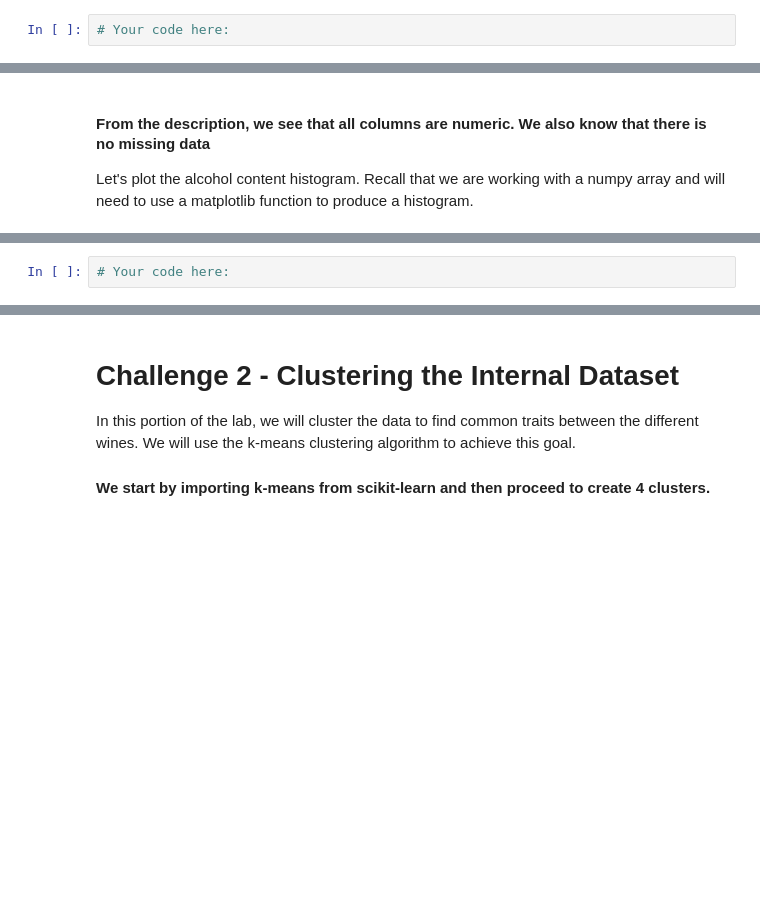
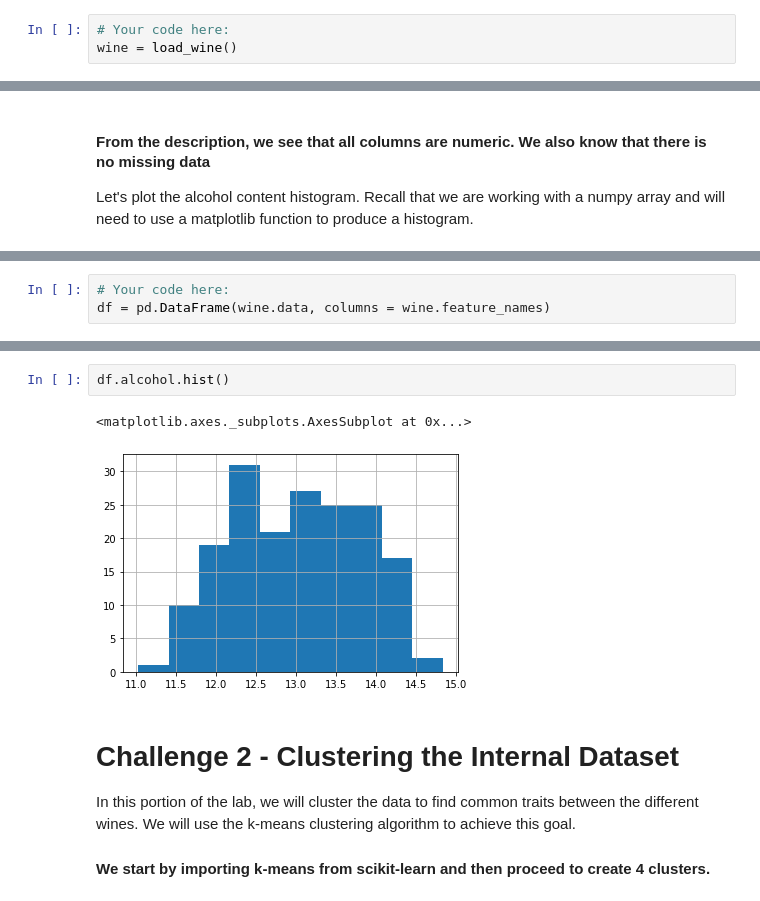
Before and after one commit to ta-data-mexpt/lab-sklearn-and-unsupervised-learning, a Jupyter notebook: your-code/main.ipynb, the cells around one changed output, grey strips where cells are left out. Cells and saved outputs as stored; diff of their text form; blank space fills up the shorter version.

```diff
--- a/your-code/main.ipynb
+++ b/your-code/main.ipynb
@@ -19,6 +21,7 @@ from sklearn.datasets import load_wine
 In the cell below, use the `load_wine` function and assign the wine dataset to a variable called `wine`.
 # %%
 # Your code here:
+wine = load_wine()
 # %% [markdown]
 In the next step, list the keys of the variable `wine` to examine its contents. Note that the `load_wine` function does not return dataframes. It returns you a Python dictionary.
 # %%
@@ -42,2 +80,3 @@ Let's plot the alcohol content histogram. Recall that we are working with a nump
 # %%
 # Your code here:
+df = pd.DataFrame(wine.data, columns = wine.feature_names)
@@ -44,3 +92,8 @@ Let's plot the alcohol content histogram. Recall that we are working with a nump
+# %%
+df.alcohol.hist()
+# %% [output]
+<matplotlib.axes._subplots.AxesSubplot at 0x...>
+[figure, added]
 # %% [markdown]
 # Challenge 2 - Clustering the Internal Dataset
 
```
Also changed, not shown: parts of 50 cells of this notebook.
